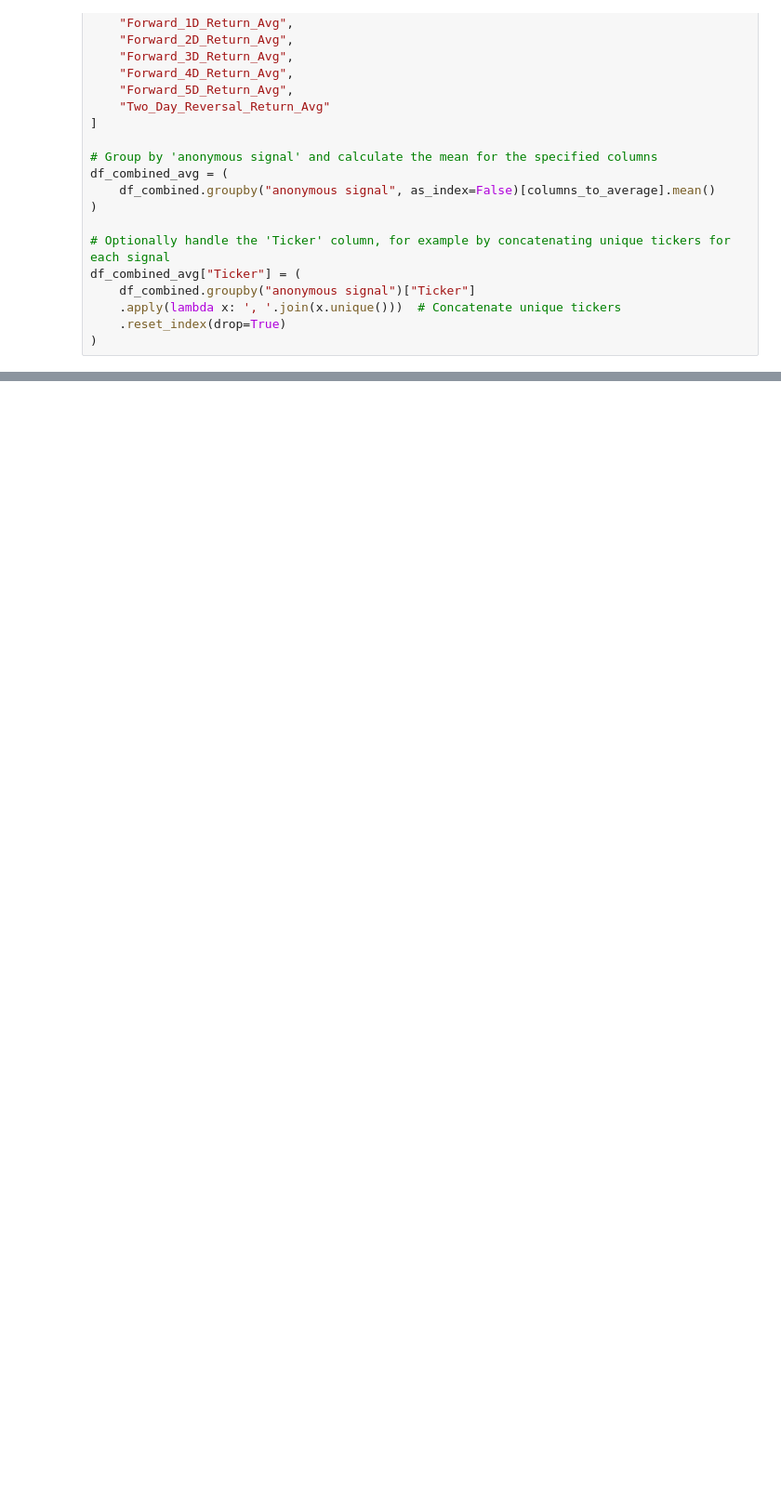
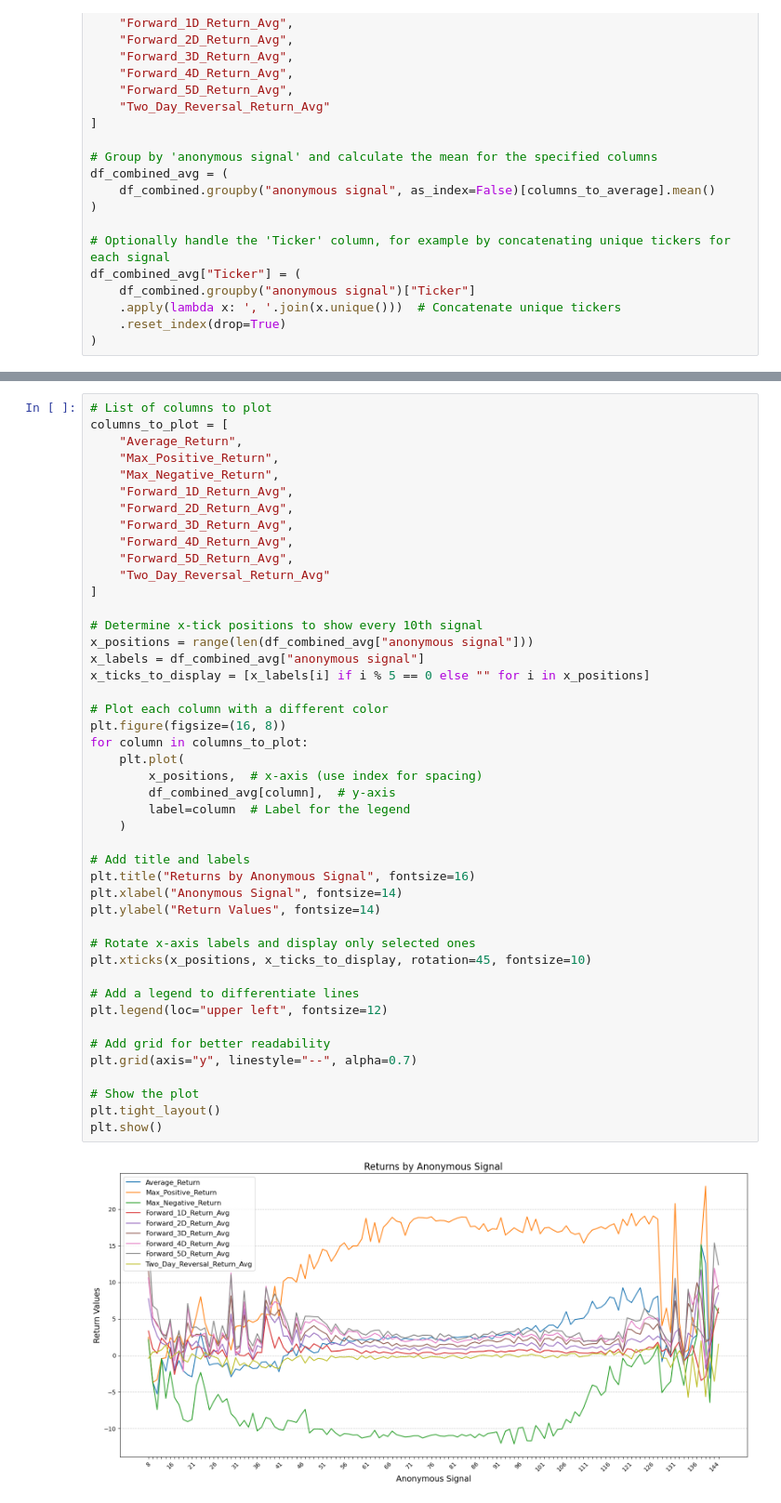
Before and after one commit to Matthew1172/IT-DA-Midterm, a Jupyter notebook: main.ipynb, the cells around one changed output, grey strips where cells are left out. Shown at 93% size. Drawn from its saved outputs; the diff is of its cells as text; blank space fills up the shorter version.

```diff
--- a/main.ipynb
+++ b/main.ipynb
@@ -148,0 +249,47 @@ plt.show()
+# %%
+# List of columns to plot
+columns_to_plot = [
+    "Average_Return",
+    "Max_Positive_Return",
+    "Max_Negative_Return",
+    "Forward_1D_Return_Avg",
+    "Forward_2D_Return_Avg",
+    "Forward_3D_Return_Avg",
+    "Forward_4D_Return_Avg",
+    "Forward_5D_Return_Avg",
+    "Two_Day_Reversal_Return_Avg"
+]
+
+# Determine x-tick positions to show every 10th signal
+x_positions = range(len(df_combined_avg["anonymous signal"]))
+x_labels = df_combined_avg["anonymous signal"]
+x_ticks_to_display = [x_labels[i] if i % 5 == 0 else "" for i in x_positions]
+
+# Plot each column with a different color
+plt.figure(figsize=(16, 8))
+for column in columns_to_plot:
+    plt.plot(
+        x_positions,  # x-axis (use index for spacing)
+        df_combined_avg[column],  # y-axis
+        label=column  # Label for the legend
+    )
+
+# Add title and labels
+plt.title("Returns by Anonymous Signal", fontsize=16)
+plt.xlabel("Anonymous Signal", fontsize=14)
+plt.ylabel("Return Values", fontsize=14)
+
+# Rotate x-axis labels and display only selected ones
+plt.xticks(x_positions, x_ticks_to_display, rotation=45, fontsize=10)
+
+# Add a legend to differentiate lines
+plt.legend(loc="upper left", fontsize=12)
+
+# Add grid for better readability
+plt.grid(axis="y", linestyle="--", alpha=0.7)
+
+# Show the plot
+plt.tight_layout()
+plt.show()
+# %% [output]
+[figure, added]
```
Also changed, not shown: parts of 10 cells of this notebook.
